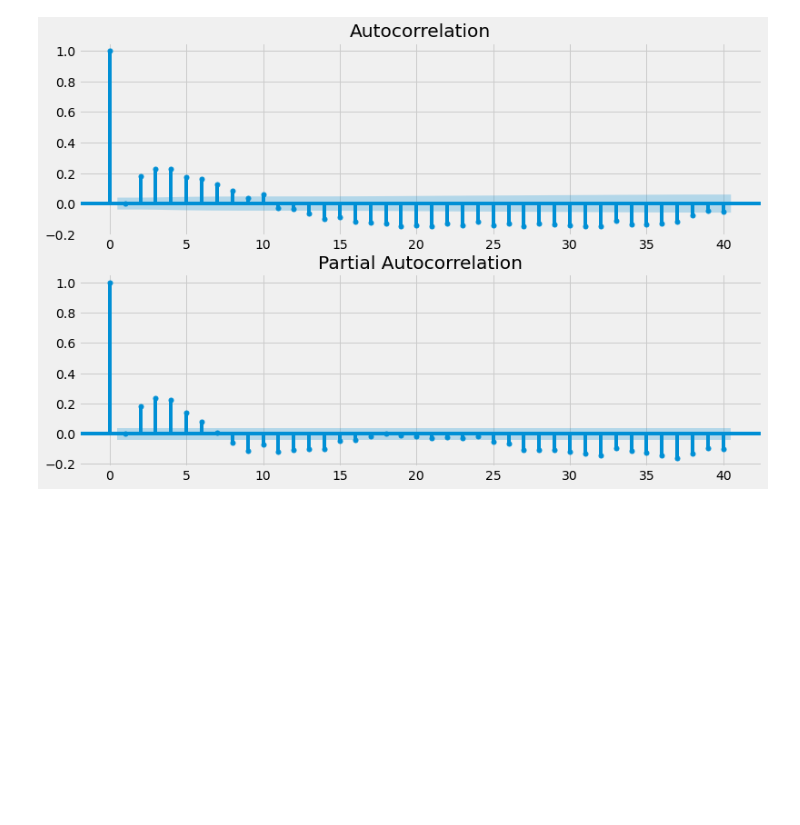
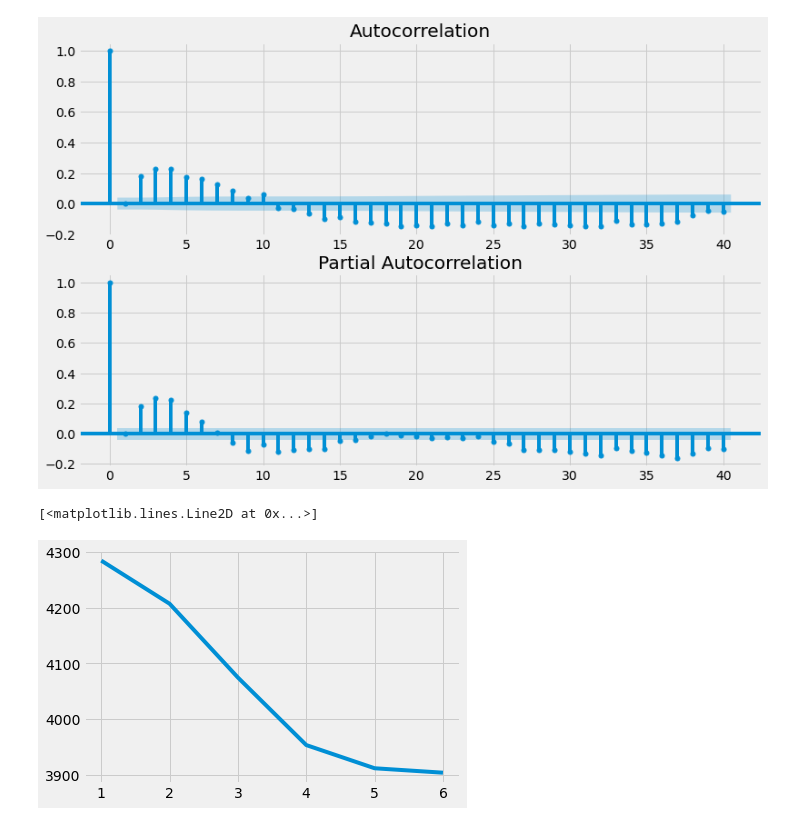
Before and after one commit to uzoma-iloanugo/CO2-Emission---Time-Series-Analysis, a Jupyter notebook: co2_emission.ipynb, the cells around one changed output. Cells and saved outputs as stored; diff of their text form; code cells hidden in the pictures; blank space fills up the shorter version.

```diff
--- a/co2_emission.ipynb
+++ b/co2_emission.ipynb
@@ -206,3 +205,17 @@ ax2 = fig.add_subplot(212)
 fig = tsaplots.plot_pacf(co2_st, lags=40, ax=ax2)
 # %% [output]
 [figure]
+# %%
+from statsmodels.tsa.arima.model import ARIMA
+
+bic = []
+
+for p in range(7):
+    mod = ARIMA(co2_st, order = (p, 0, 0))
+    res = mod.fit()
+    bic.append(res.bic)
+# %%
+plt.plot(range(1, 7), bic[1:7])
+# %% [output]
+[<matplotlib.lines.Line2D at 0x...>]
+[figure, added]
```
Also changed, not shown: parts of 3 cells of this notebook.
